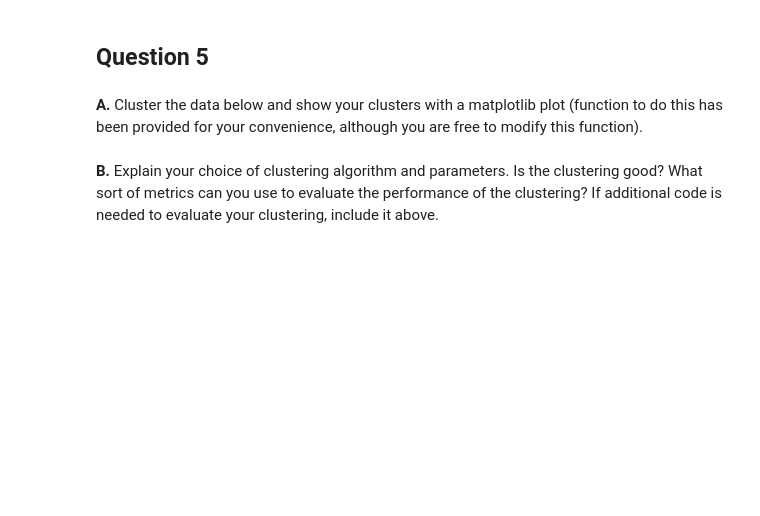
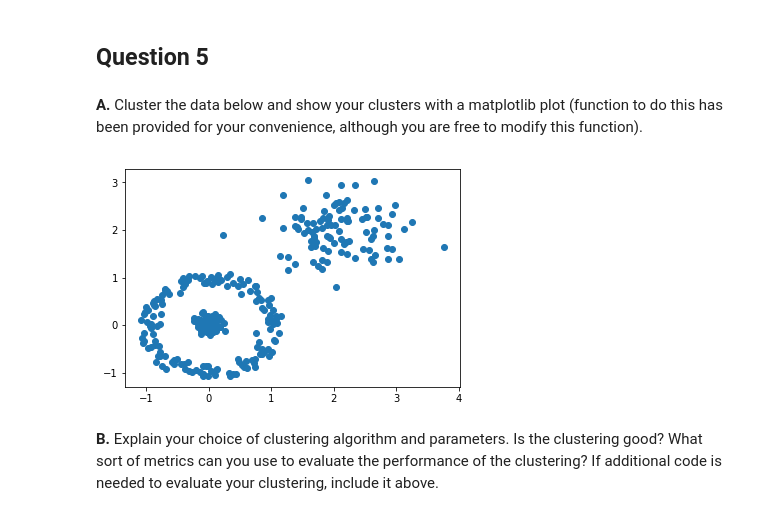
Before and after one commit to REMitchell/d4c-exam, a Jupyter notebook: Practice Exam.ipynb, the cells around one changed output. Drawn from its saved outputs; the diff is of its cells as text; code cells hidden in the pictures; blank space fills up the shorter version.

```diff
--- a/Practice Exam.ipynb
+++ b/Practice Exam.ipynb
@@ -137,5 +137,9 @@ data = [[-0.00873937715542836, -0.10174797258185078], [0.05848281783408541, -0.0
 
 #Perform clustering here
+plt.scatter([x[0] for x in data], [x[1] for x in data])
+plt.show()
+# %% [output]
+[figure, added]
 # %% [markdown]
 <b>B.</b> Explain your choice of clustering algorithm and parameters. Is the clustering good? What sort of metrics can you use to evaluate the performance of the clustering? If additional code is needed to evaluate your clustering, include it above.
 # %% [markdown]
```
Also changed, not shown: parts of 1 cell of this notebook, 7 other files.
